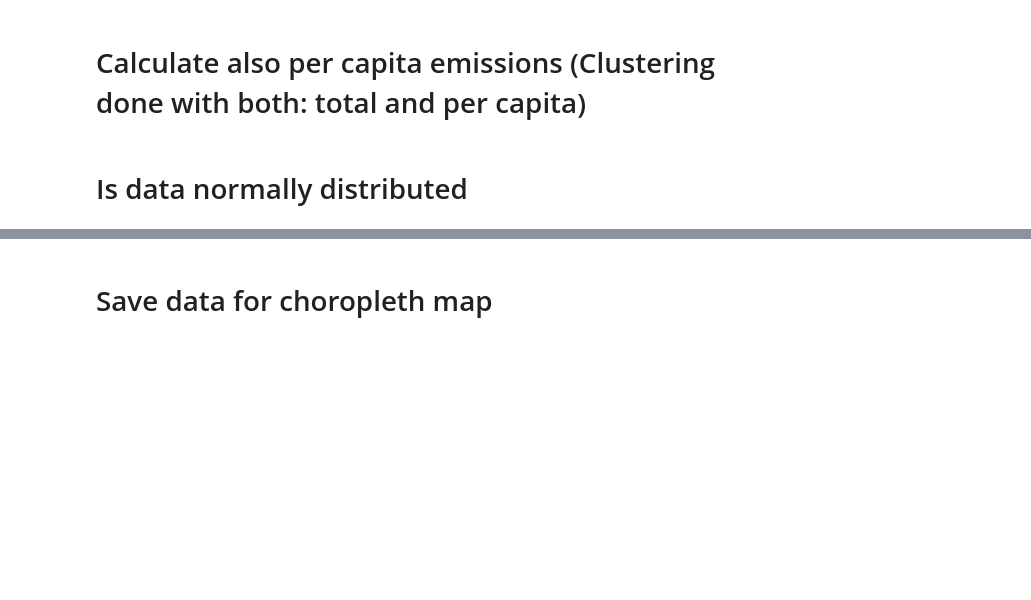
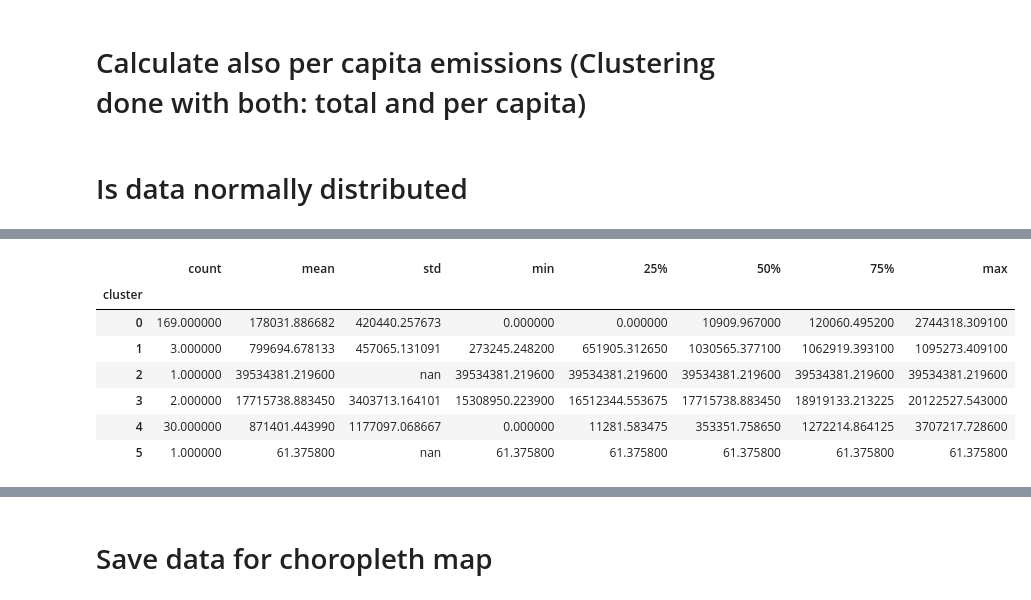
Before and after one commit to ezemriv/FAO-Food-CO2-Footprint, a Jupyter notebook: country_emissions/03_kmeans_clustering.ipynb, the cells around one changed output, grey strips where cells are left out. Cells and saved outputs as stored; diff of their text form; code cells hidden in the pictures; blank space fills up the shorter version.

```diff
--- a/country_emissions/03_kmeans_clustering.ipynb
+++ b/country_emissions/03_kmeans_clustering.ipynb
@@ -244,0 +288,11 @@ Cluster 1:
+# %%
+kmeans_data.groupby('cluster')['Land_Use_change_Emissions_(CO2eq)_(AR5)_kt'].describe().style.background_gradient(cmap='coolwarm')
+# %% [output]
+|  | count | mean | std | min | 25% | 50% | 75% | max |
+| cluster |  |  |  |  |  |  |  |  |
+| 0 | 169.000000 | 178031.886682 | 420440.257673 | 0.000000 | 0.000000 | 10909.967000 | 120060.495200 | 2744318.309100 |
+| 1 | 3.000000 | 799694.678133 | 457065.131091 | 273245.248200 | 651905.312650 | 1030565.377100 | 1062919.393100 | 1095273.409100 |
+| 2 | 1.000000 | 39534381.219600 | nan | 39534381.219600 | 39534381.219600 | 39534381.219600 | 39534381.219600 | 39534381.219600 |
+| 3 | 2.000000 | 17715738.883450 | 3403713.164101 | 15308950.223900 | 16512344.553675 | 17715738.883450 | 18919133.213225 | 20122527.543000 |
+| 4 | 30.000000 | 871401.443990 | 1177097.068667 | 0.000000 | 11281.583475 | 353351.758650 | 1272214.864125 | 3707217.728600 |
+| 5 | 1.000000 | 61.375800 | nan | 61.375800 | 61.375800 | 61.375800 | 61.375800 | 61.375800 |
```
Also changed, not shown: parts of 14 cells of this notebook, 6 other files.
